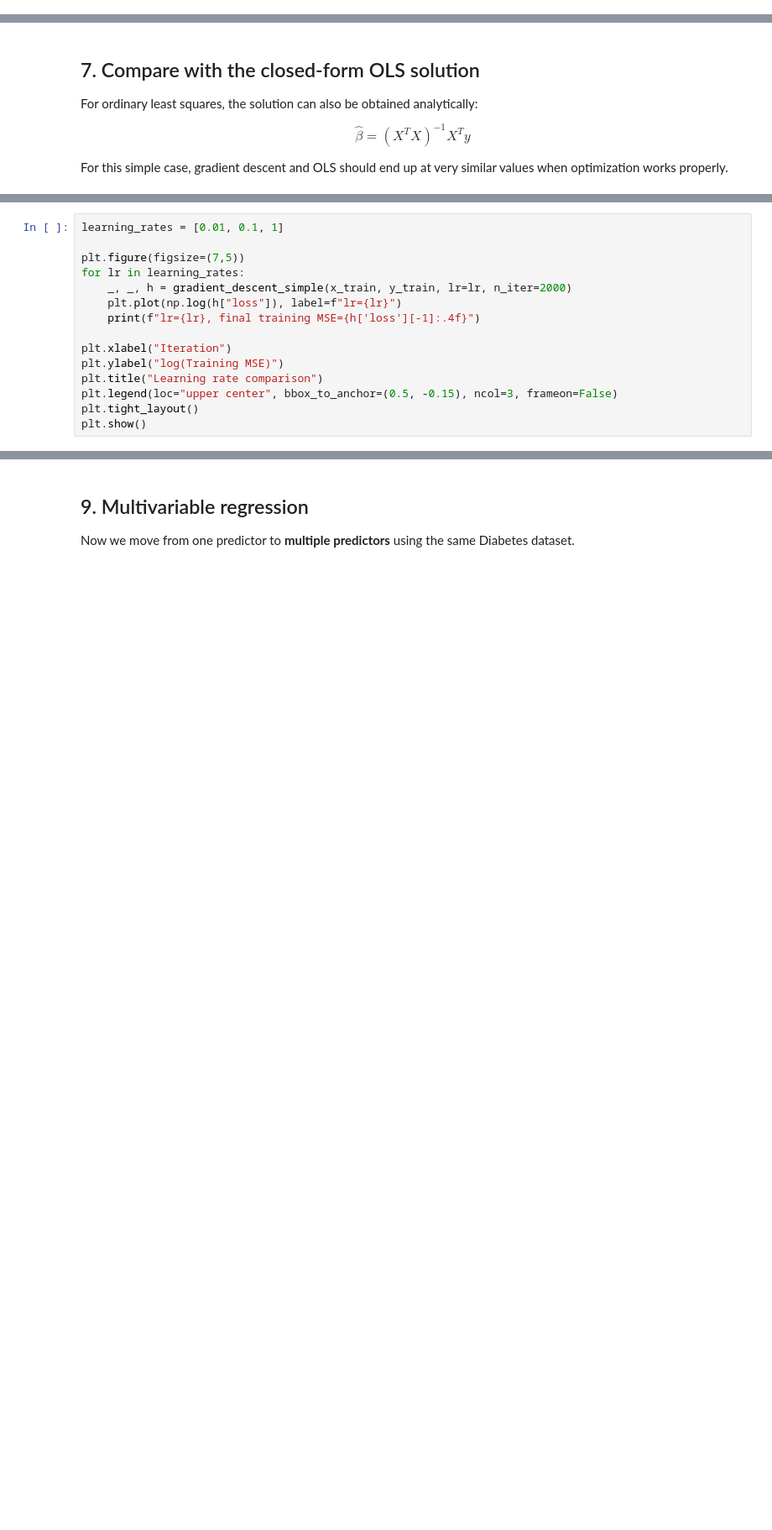
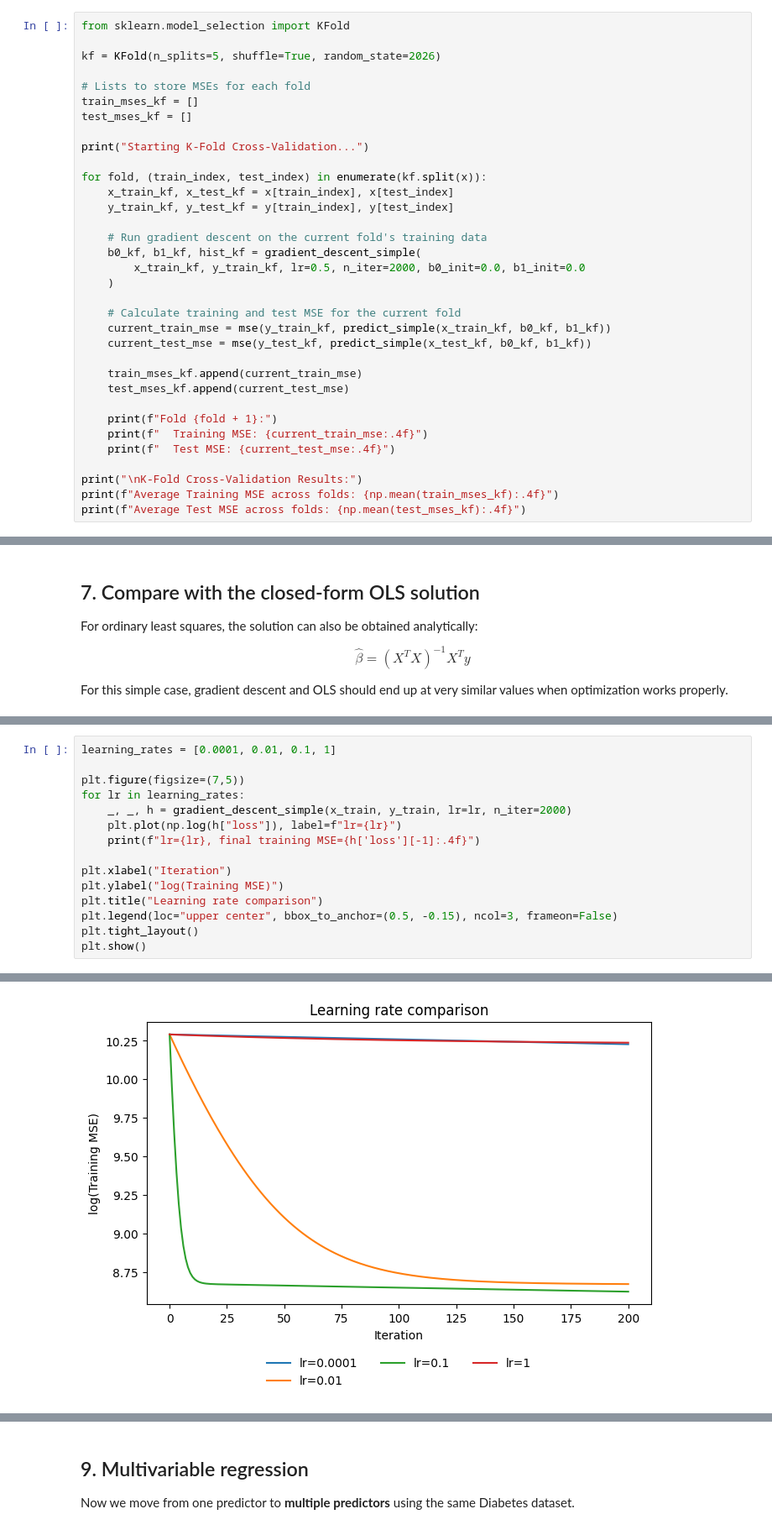
Before and after one commit to kayan1995/SISMID-ML, a Jupyter notebook: Lab-Gradient_Descent.ipynb, the cells around one changed output, grey strips where cells are left out. Shown at 84% size. Drawn from its saved outputs; the diff is of its cells as text; blank space fills up the shorter version.

```diff
--- a/Lab-Gradient_Descent.ipynb
+++ b/Lab-Gradient_Descent.ipynb
@@ -90,3 +112,37 @@ print("Test size:", len(x_test))
+# %%
+from sklearn.model_selection import KFold
+
+kf = KFold(n_splits=5, shuffle=True, random_state=2026)
+
+# Lists to store MSEs for each fold
+train_mses_kf = []
+test_mses_kf = []
+
+print("Starting K-Fold Cross-Validation...")
+
+for fold, (train_index, test_index) in enumerate(kf.split(x)):
+    x_train_kf, x_test_kf = x[train_index], x[test_index]
+    y_train_kf, y_test_kf = y[train_index], y[test_index]
+
+    # Run gradient descent on the current fold's training data
+    b0_kf, b1_kf, hist_kf = gradient_descent_simple(
+        x_train_kf, y_train_kf, lr=0.5, n_iter=2000, b0_init=0.0, b1_init=0.0
+    )
+
+    # Calculate training and test MSE for the current fold
+    current_train_mse = mse(y_train_kf, predict_simple(x_train_kf, b0_kf, b1_kf))
+    current_test_mse = mse(y_test_kf, predict_simple(x_test_kf, b0_kf, b1_kf))
+
+    train_mses_kf.append(current_train_mse)
+    test_mses_kf.append(current_test_mse)
+
+    print(f"Fold {fold + 1}:")
+    print(f"  Training MSE: {current_train_mse:.4f}")
+    print(f"  Test MSE: {current_test_mse:.4f}")
+
+print("\nK-Fold Cross-Validation Results:")
+print(f"Average Training MSE across folds: {np.mean(train_mses_kf):.4f}")
+print(f"Average Test MSE across folds: {np.mean(test_mses_kf):.4f}")
 # %% [markdown]
 ## 4. Prediction function and cost function
 
@@ -260,5 +353,5 @@ The following example compares several learning rates on the same training data.
 # %%
-learning_rates = [0.01, 0.1, 1]
+learning_rates = [0.0001, 0.01, 0.1, 1]
 
 plt.figure(figsize=(7,5))
 for lr in learning_rates:
@@ -272,3 +365,4 @@ plt.title("Learning rate comparison")
 plt.legend(loc="upper center", bbox_to_anchor=(0.5, -0.15), ncol=3, frameon=False)
 plt.tight_layout()
 plt.show()
+# %% [output]
@@ -274,0 +373 @@ plt.show()
+[figure, added]
```
Also changed, not shown: parts of 24 cells of this notebook.
